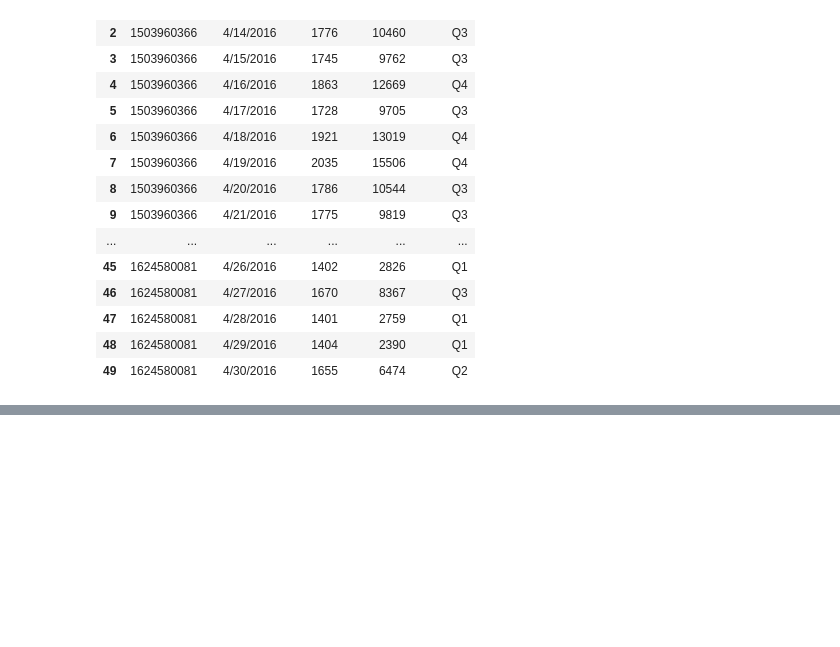
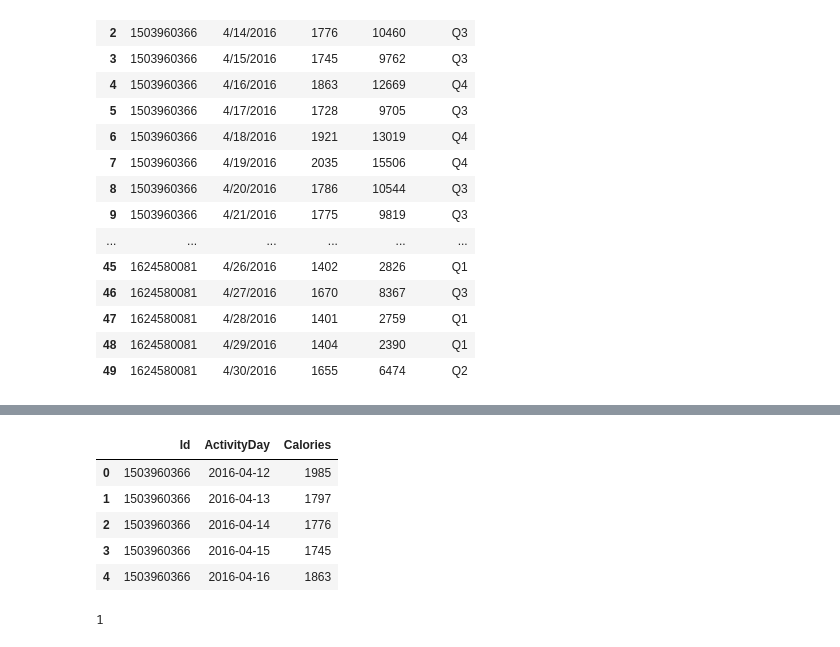
Before and after one commit to zifangu/BMI706_FinalProject, a Jupyter notebook: data_clean.ipynb, the cells around one changed output, grey strips where cells are left out. Drawn from its saved outputs; the diff is of its cells as text; code cells hidden in the pictures; blank space fills up the shorter version.

```diff
--- a/data_clean.ipynb
+++ b/data_clean.ipynb
@@ -124,0 +127,18 @@ alt.Chart(test_df).mark_boxplot(extent='min-max').encode(
+# %%
+df_c = daily_calories.copy()
+df_s = daily_steps.copy()
+df_c["ActivityDay"] = pd.to_datetime(df_c["ActivityDay"])
+df_s["ActivityDay"] = pd.to_datetime(df_s["ActivityDay"])
+df_c.head()
+# %% [output]
+|  | Id | ActivityDay | Calories |
+| 0 | 1503960366 | 2016-04-12 | 1985 |
+| 1 | 1503960366 | 2016-04-13 | 1797 |
+| 2 | 1503960366 | 2016-04-14 | 1776 |
+| 3 | 1503960366 | 2016-04-15 | 1745 |
+| 4 | 1503960366 | 2016-04-16 | 1863 |
+# %%
+days = df_s["ActivityDay"]
+(days[1] - days[0]).days
+# %% [output]
+1
```
Also changed, not shown: parts of 4 cells of this notebook.
